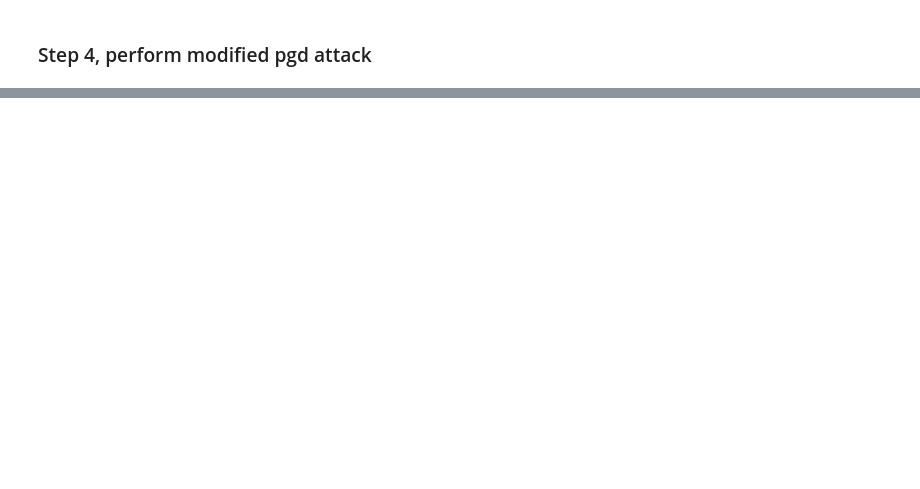
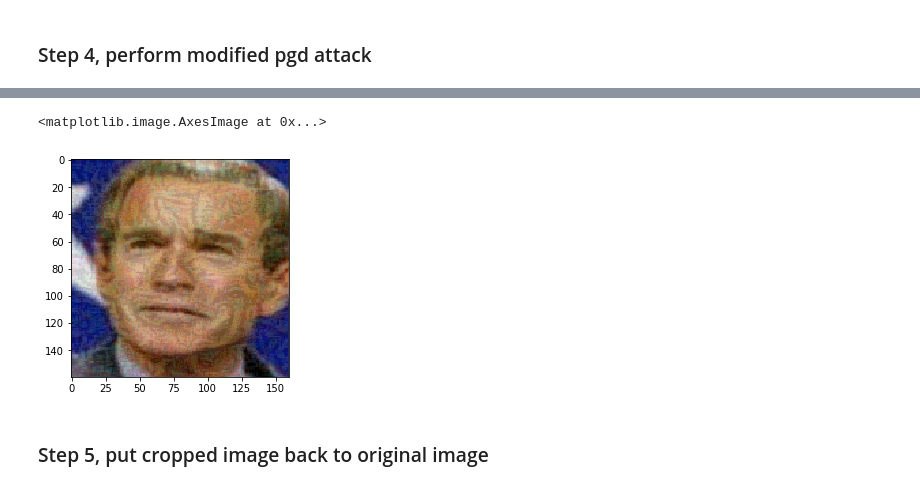
Before and after one commit to HaojieYuan/FaceAdvTransfer, a Jupyter notebook: FacenetEval.ipynb, the cells around one changed output, grey strips where cells are left out. Drawn from its saved outputs; the diff is of its cells as text; code cells hidden in the pictures; blank space fills up the shorter version.

```diff
--- a/FacenetEval.ipynb
+++ b/FacenetEval.ipynb
@@ -81,0 +78,8 @@ int(embeddings.shape.as_list()[-1]*0.8)
+# %%
+%matplotlib inline
+plt.imshow(adv_faces[0].astype(np.int))
+# %% [output]
+<matplotlib.image.AxesImage at 0x...>
+[figure, added]
+# %% [markdown]
+### Step 5, put cropped image back to original image
```
Also changed, not shown: parts of 14 cells of this notebook, 5 other files.
